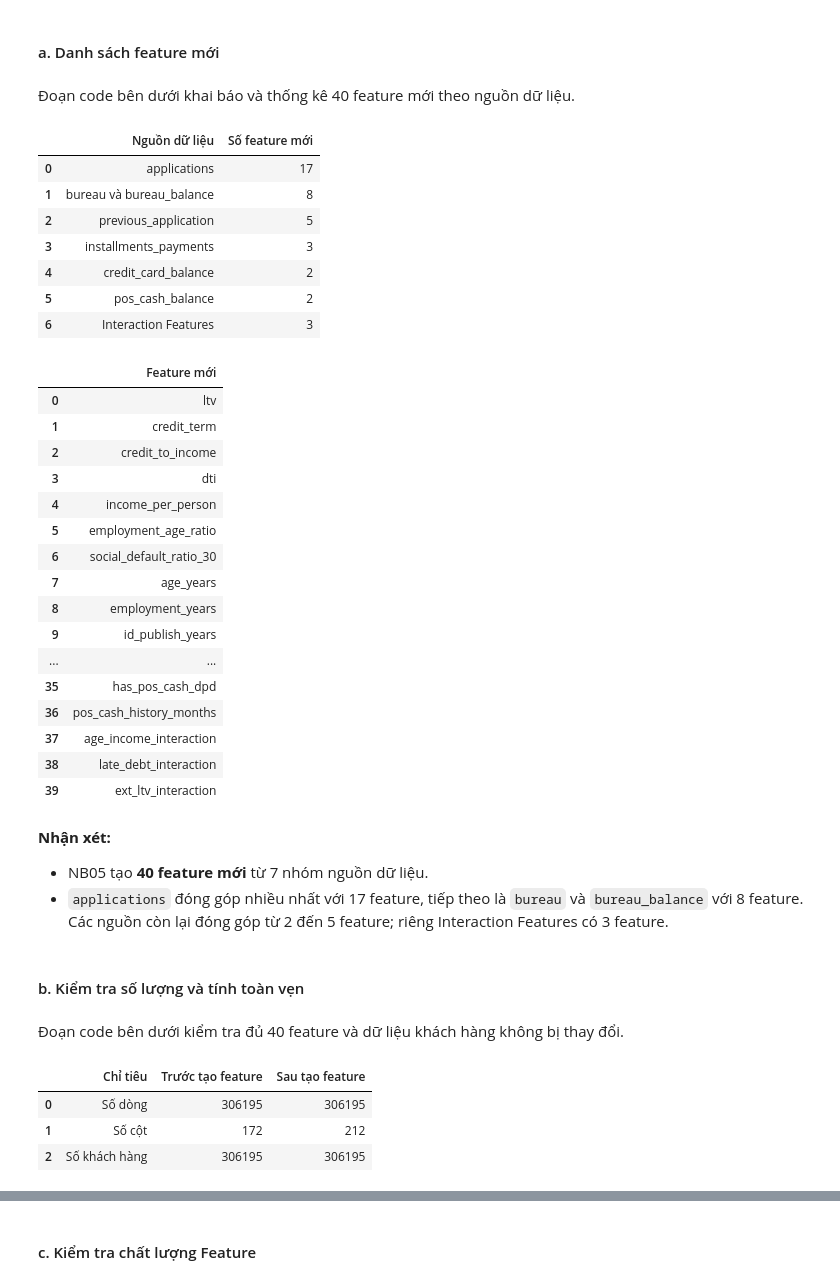
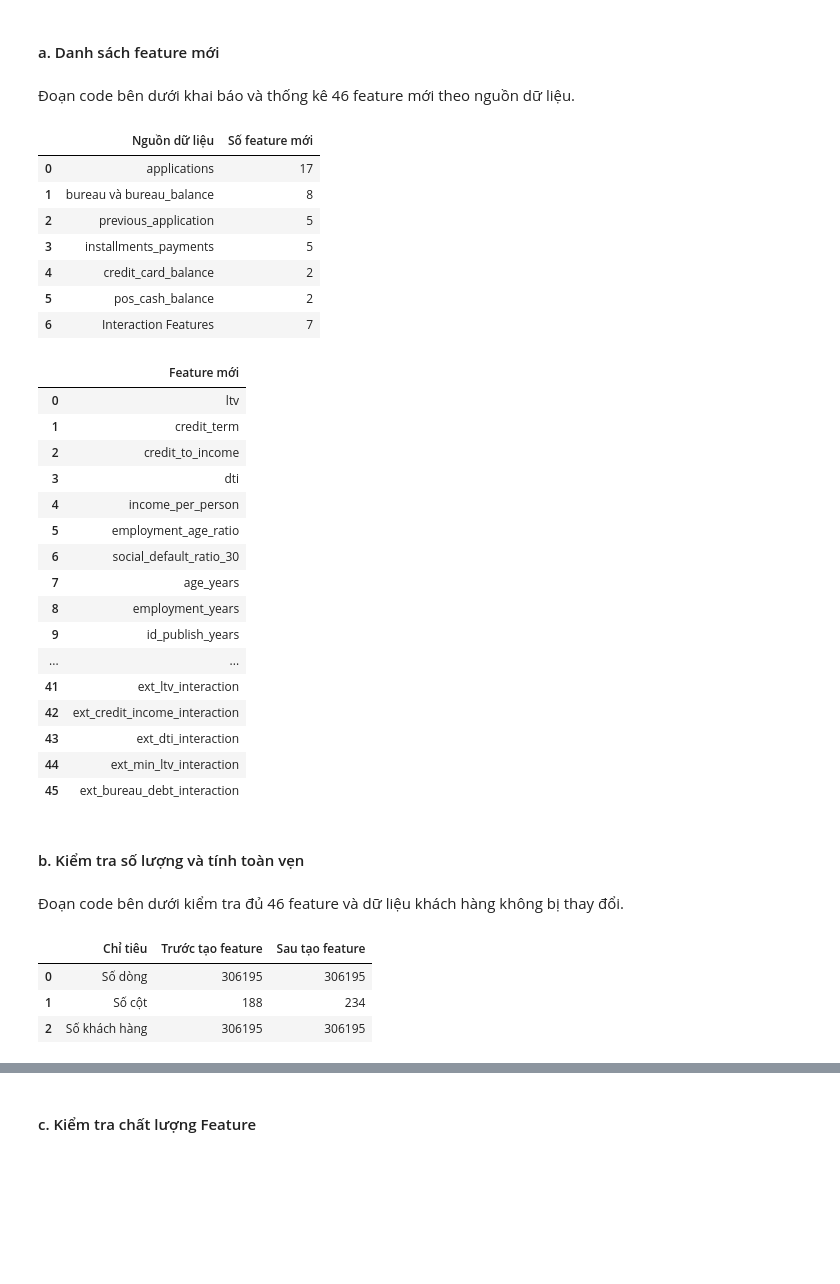
Before and after one commit to thanhhung9720001-collab/credit-risk-classifier, a Jupyter notebook: notebooks/05_feature_engineering.ipynb, the cells around one changed output, grey strips where cells are left out. Drawn from its saved outputs; the diff is of its cells as text; code cells hidden in the pictures; blank space fills up the shorter version.

```diff
--- a/notebooks/05_feature_engineering.ipynb
+++ b/notebooks/05_feature_engineering.ipynb
@@ -824,9 +935,9 @@ assert set(interaction_helper_names).isdisjoint(df.columns), (
 # %% [markdown]
 #### a. Danh sách feature mới
 # %% [markdown]
-Đoạn code bên dưới khai báo và thống kê 40 feature mới theo nguồn dữ liệu.
+Đoạn code bên dưới khai báo và thống kê 46 feature mới theo nguồn dữ liệu.
 # %%
-# Chia 40 feature mới theo nguồn dữ liệu.
+# Chia 46 feature mới theo nguồn dữ liệu.
 feature_groups = {
     "applications": [
         "ltv", "credit_term", "credit_to_income", "dti", "income_per_person",
@@ -848,6 +959,8 @@ feature_groups = {
     ],
     "installments_payments": [
         "installments_payment_ratio", "installments_late_rate",
+        "installments_recent_12m_late_rate",
+        "installments_recent_12m_underpaid_rate",
         "has_installments_late",
     ],
     "credit_card_balance": [
@@ -858,62 +971,60 @@ feature_groups = {
     ],
     "Interaction Features": [
         "age_income_interaction", "late_debt_interaction", "ext_ltv_interaction",
+        "ext_credit_income_interaction", "ext_dti_interaction",
+        "ext_min_ltv_interaction", "ext_bureau_debt_interaction",
     ],
 }
 
-# Gộp các nhóm thành một danh sách gồm 40 feature.
+# Gộp các nhóm thành một danh sách gồm 46 feature.
 new_features = sum(feature_groups.values(), [])
 
 # Hai feature dùng phân vị toàn bộ dữ liệu và chỉ phục vụ EDA trong NB05.
 exploratory_features = ["age_income_interaction", "late_debt_interaction"]
 
 # Hiển thị số feature theo nguồn và danh sách đầy đủ.
 feature_group_summary = pd.DataFrame({
     "Nguồn dữ liệu": feature_groups.keys(),
     "Số feature mới": [len(features) for features in feature_groups.values()],
 })
 display(feature_group_summary)
 display(pd.DataFrame({"Feature mới": new_features}))
 # %% [output]
 |  | Nguồn dữ liệu | Số feature mới |
 | 0 | applications | 17 |
 | 1 | bureau và bureau_balance | 8 |
 | 2 | previous_application | 5 |
-| 3 | installments_payments | 3 |
+| 3 | installments_payments | 5 |
 | 4 | credit_card_balance | 2 |
 | 5 | pos_cash_balance | 2 |
-| 6 | Interaction Features | 3 |
+| 6 | Interaction Features | 7 |
 |  | Feature mới |
 | 0 | ltv |
 | 1 | credit_term |
 | 2 | credit_to_income |
 | 3 | dti |
 | 4 | income_per_person |
 | 5 | employment_age_ratio |
 | 6 | social_default_ratio_30 |
 | 7 | age_years |
 | 8 | employment_years |
 | 9 | id_publish_years |
 | ... | ... |
-| 35 | has_pos_cash_dpd |
-| 36 | pos_cash_history_months |
-| 37 | age_income_interaction |
-| 38 | late_debt_interaction |
-| 39 | ext_ltv_interaction |
+| 41 | ext_ltv_interaction |
+| 42 | ext_credit_income_interaction |
+| 43 | ext_dti_interaction |
+| 44 | ext_min_ltv_interaction |
+| 45 | ext_bureau_debt_interaction |
-# %% [markdown]
-**Nhận xét:**
-- NB05 tạo **40 feature mới** từ 7 nhóm nguồn dữ liệu.
-- `applications` đóng góp nhiều nhất với 17 feature, tiếp theo là `bureau` và `bureau_balance` với 8 feature. Các nguồn còn lại đóng góp từ 2 đến 5 feature; riêng Interaction Features có 3 feature.
 # %% [markdown]
 #### b. Kiểm tra số lượng và tính toàn vẹn
 # %% [markdown]
-Đoạn code bên dưới kiểm tra đủ 40 feature và dữ liệu khách hàng không bị thay đổi.
+Đoạn code bên dưới kiểm tra đủ 46 feature và dữ liệu khách hàng không bị thay đổi.
 # %%
 # Lấy các cột mới được thêm sau bước Feature Engineering.
 created_features = set(df.columns) - set(original_columns)
 
 # Kiểm tra danh sách feature đúng với các cột mới thực tế.
-assert len(new_features) == 40, "Phải có đúng 40 feature mới."
+assert len(new_features) == 46, "Phải có đúng 46 feature mới."
 assert len(new_features) == len(set(new_features)), "Tên feature bị trùng."
 assert created_features == set(new_features), "Danh sách feature mới chưa khớp."
 assert df.shape[1] == original_column_count + len(new_features), (
@@ -938,5 +1049,5 @@ display(integrity_summary)
 # %% [output]
 |  | Chỉ tiêu | Trước tạo feature | Sau tạo feature |
 | 0 | Số dòng | 306195 | 306195 |
-| 1 | Số cột | 172 | 212 |
+| 1 | Số cột | 188 | 234 |
 | 2 | Số khách hàng | 306195 | 306195 |
```
Also changed, not shown: parts of 47 cells of this notebook, 10 other files.
